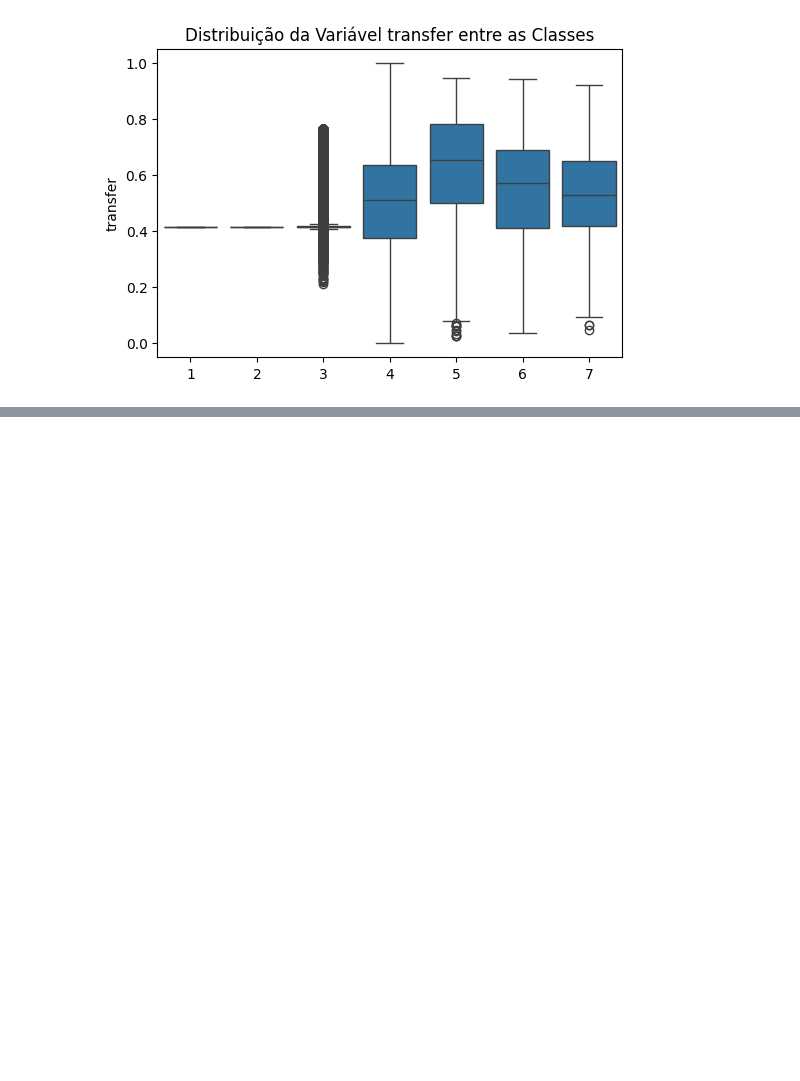
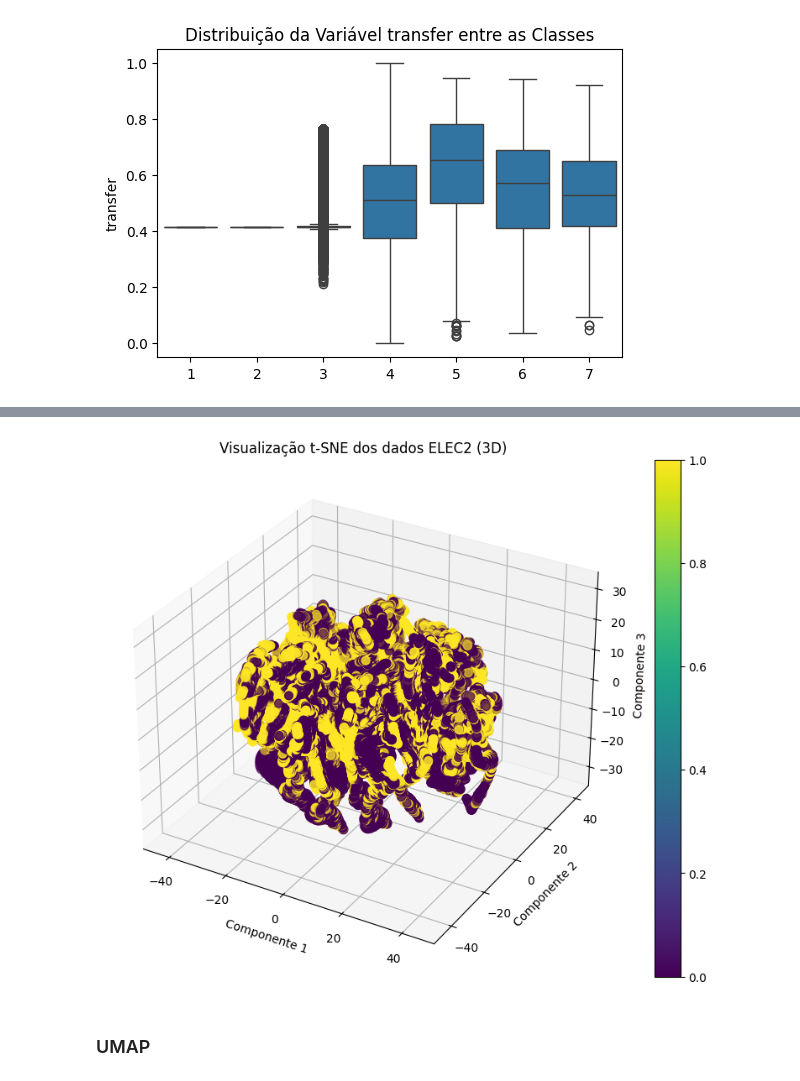
Before and after one commit to GuilhermeMaciel75/SI5-ELEC2, a Jupyter notebook: SI5.ipynb, the cells around one changed output, grey strips where cells are left out. Saved outputs shown, nothing was run; the diff lists cells and outputs as text; code cells hidden in the pictures; blank space fills up the shorter version.

```diff
--- a/SI5.ipynb
+++ b/SI5.ipynb
@@ -254,0 +295,18 @@ for col in list_features:
+# %%
+tsne_3d = TSNE(n_components=3, random_state=42)
+# %%
+X_tsne = tsne_3d.fit_transform(X_df)
+# %%
+fig = plt.figure(figsize=(10, 8))
+ax = fig.add_subplot(111, projection='3d')
+scatter = ax.scatter(X_tsne[:, 0], X_tsne[:, 1], X_tsne[:, 2], c=Y_df, cmap='viridis', s=50)
+fig.colorbar(scatter)
+ax.set_title("Visualização t-SNE dos dados ELEC2 (3D)")
+ax.set_xlabel("Componente 1")
+ax.set_ylabel("Componente 2")
+ax.set_zlabel("Componente 3")
+plt.show()
+# %% [output]
+[figure, added]
+# %% [markdown]
+### UMAP
```
Also changed, not shown: parts of 23 cells of this notebook.
